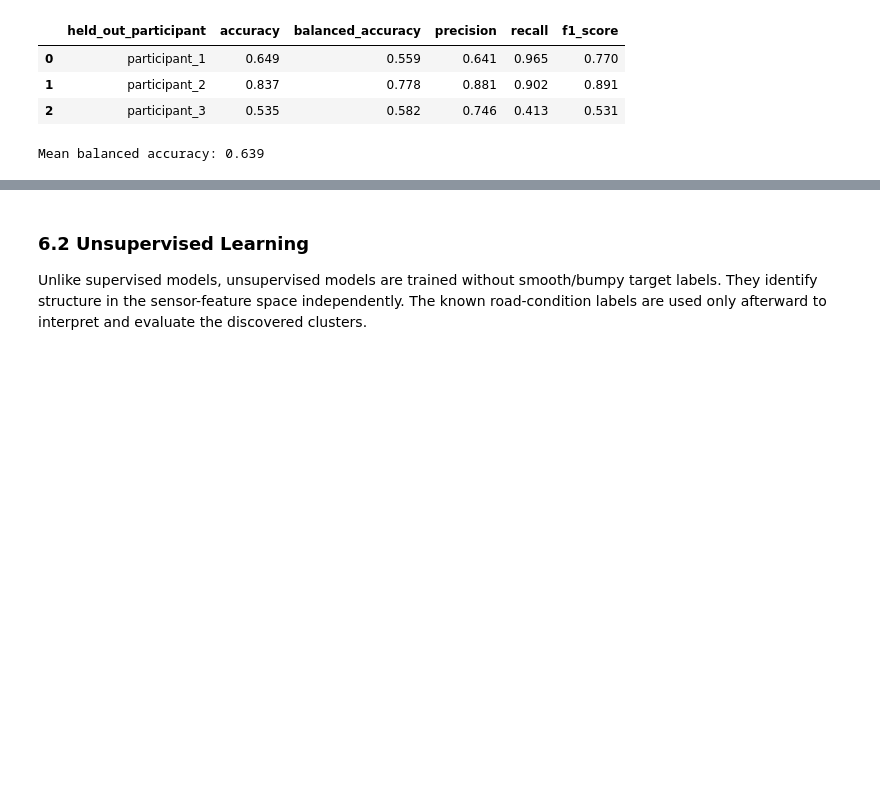
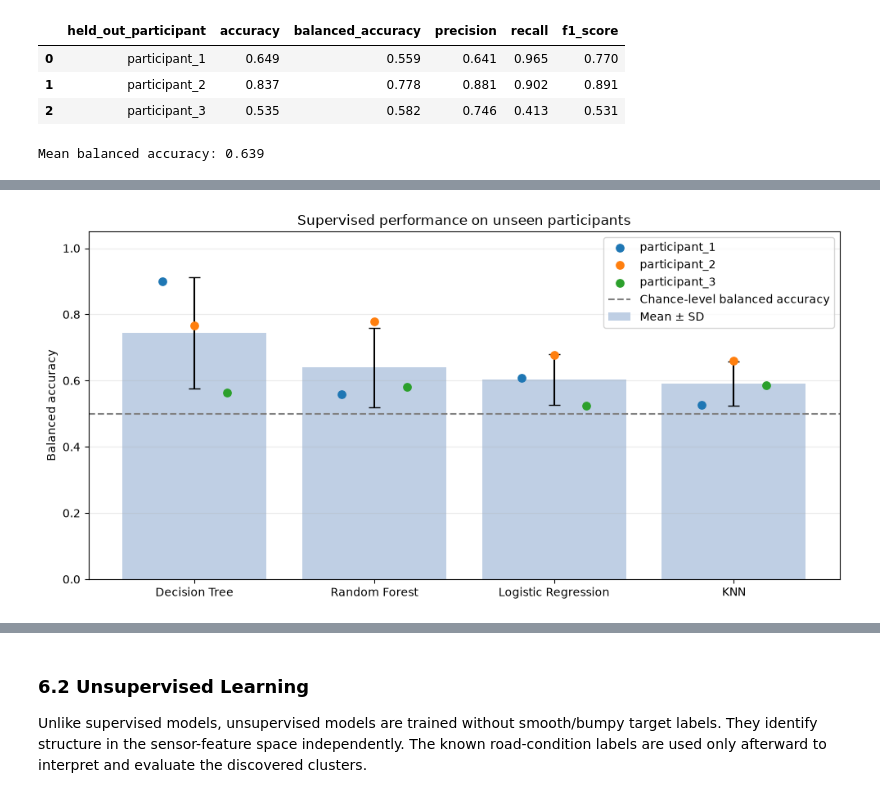
Before and after one commit to xinran-2/Pavement-smoothness-detection-model, a Jupyter notebook: notebooks/Project_pipeline.ipynb, the cells around one changed output, grey strips where cells are left out. Cells and saved outputs as stored; diff of their text form; code cells hidden in the pictures; blank space fills up the shorter version.

```diff
--- a/notebooks/Project_pipeline.ipynb
+++ b/notebooks/Project_pipeline.ipynb
@@ -866,13 +717,7 @@ def evaluate_loso_model(
 KNN classifies a window according to the labels of its nearest neighbors in feature space. Because KNN is distance-based, feature scaling is required.
 # %%
 knn_pipeline = Pipeline([
-    (
-        "feature_selection",
-        SelectKBest(
-            score_func=compute_mutual_information,
-            k=10
-        )
-    ),
+    ("feature_selection", make_feature_selector()),
     (
         "scaler",
         StandardScaler()
@@ -940,13 +789,7 @@ Standard deviation: 0.067
 A Decision Tree classifies windows by learning a sequence of decision rules from the sensor features. Unlike KNN, Decision Trees are not distance-based and therefore do not require feature scaling.
 # %%
 decision_tree_pipeline = Pipeline([
-    (
-        "feature_selection",
-        SelectKBest(
-            score_func=compute_mutual_information,
-            k=10
-        )
-    ),
+    ("feature_selection", make_feature_selector()),
     (
         "decision_tree",
         DecisionTreeClassifier(
@@ -1106,0 +1019,55 @@ display(supervised_results.round(3))
+# %%
+model_order = supervised_summary.index.tolist()
+x_positions = np.arange(len(model_order))
+
+means = supervised_summary[("balanced_accuracy", "mean")]
+stds = supervised_summary[("balanced_accuracy", "std")]
+
+fig, ax = plt.subplots(figsize=(10, 5))
+
+ax.bar(
+    x_positions,
+    means,
+    yerr=stds,
+    capsize=5,
+    color="lightsteelblue",
+    alpha=0.8,
+    label="Mean ± SD"
+)
+
+offsets = np.linspace(
+    -0.18, 0.18, len(participant_performance)
+)
+
+for offset, (participant, row) in zip(
+    offsets, participant_performance.iterrows()
+):
+    ax.scatter(
+        x_positions + offset,
+        row.reindex(model_order).to_numpy(),
+        s=45,
+        label=participant,
+        zorder=3
+    )
+
+ax.axhline(
+    0.5,
+    color="gray",
+    linestyle="--",
+    label="Chance-level balanced accuracy"
+)
+
+ax.set(
+    xticks=x_positions,
+    xticklabels=model_order,
+    ylim=(0, 1.05),
+    ylabel="Balanced accuracy",
+    title="Supervised performance on unseen participants"
+)
+ax.legend(loc="best")
+ax.grid(axis="y", alpha=0.25)
+
+plt.tight_layout()
+plt.show()
+# %% [output]
+[figure, added]
```
Also changed, not shown: parts of 43 cells of this notebook.
